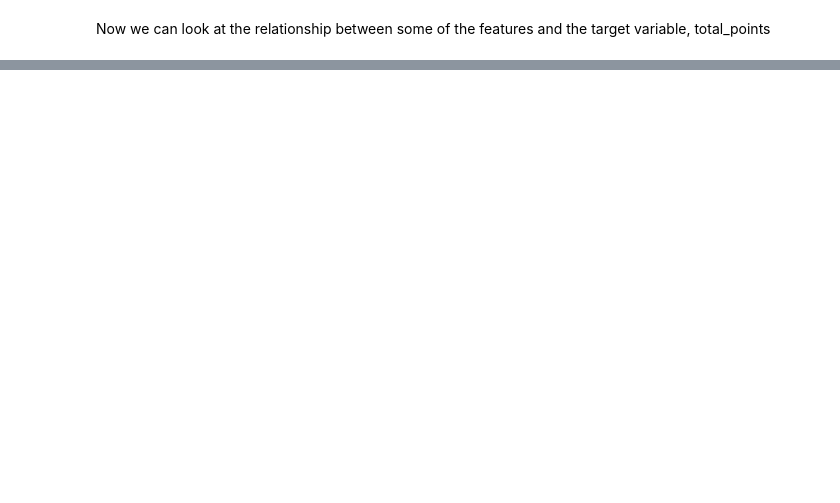
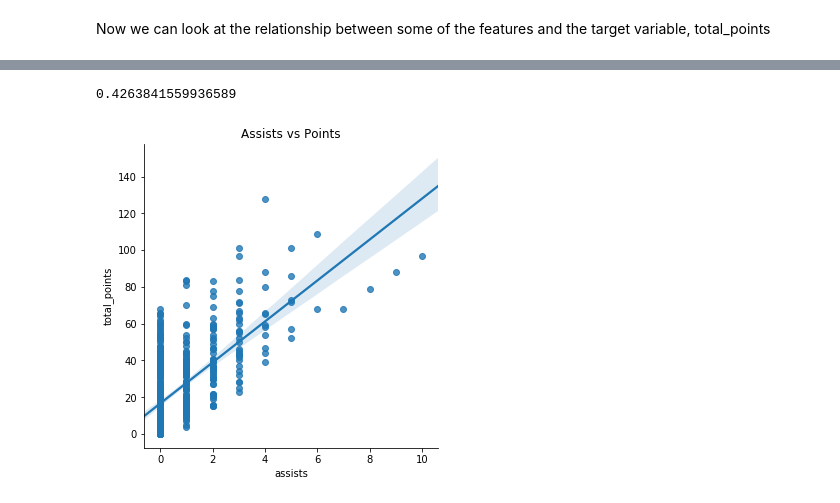
Before and after one commit to coopercunliffe/Springboard, a Jupyter notebook: FPL/FPL EDA.ipynb, the cells around one changed output, grey strips where cells are left out. Saved outputs shown, nothing was run; the diff lists cells and outputs as text; code cells hidden in the pictures; blank space fills up the shorter version.

```diff
--- a/FPL/FPL EDA.ipynb
+++ b/FPL/FPL EDA.ipynb
@@ -36,0 +41,8 @@ Now we can look at the relationship between some of the features and the target
+# %%
+print(stats.pearsonr(df['assists'], df['total_points'])[0] ** 2)
+sns.lmplot(x='assists', y='total_points', data=df)
+plt.title('Assists vs Points')
+plt.show()
+# %% [output]
+0.4263841559936589
+[figure, added]
```
Also changed, not shown: parts of 19 cells of this notebook, 8 other files.
